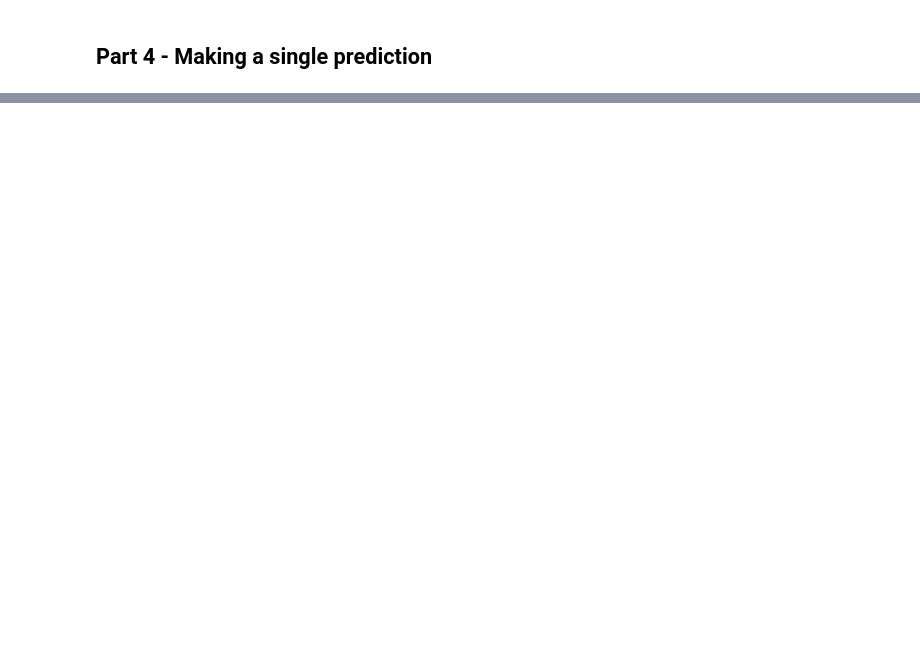
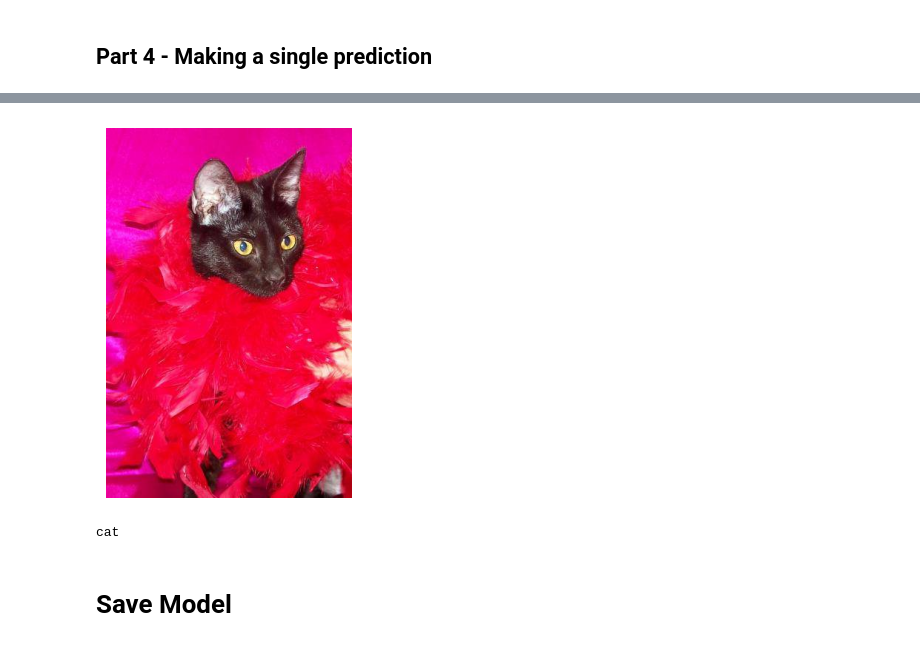
Before and after one commit to tonimurfid/CNN_Cats-Dogs, a Jupyter notebook: NYOBA.ipynb, the cells around one changed output, grey strips where cells are left out. Drawn from its saved outputs; the diff is of its cells as text; code cells hidden in the pictures; blank space fills up the shorter version.

```diff
--- a/NYOBA.ipynb
+++ b/NYOBA.ipynb
@@ -25,8 +70,14 @@
 # %% [markdown]
 ### Step 5 - Output Layer
+# %%
+model.add(tf.keras.layers.Dense(units=1, activation='sigmoid'))
 # %% [markdown]
 ## Part 3 - Training the CNN
 # %% [markdown]
 ### Compiling the CNN
+# %%
+model.compile(optimizer = 'adam', loss = 'binary_crossentropy', metrics = ['accuracy'])
 # %% [markdown]
 ### Training the CNN on the Training set and evaluating it on the Test set
+# %%
+model.fit(x = training_set, validation_data = test_set, epochs = 25)
@@ -34,0 +109,11 @@
+# %%
+path = 'D:/Belajar Data Science/UDEMY/CNN_Cats-Dogs/CNN_File/Section 40 - Convolutional Neural Networks (CNN)/dataset/single_prediction/cat_or_dog_3.jpg'
+test_image = image.load_img(path, target_size = (64, 64))
+test_image = image.img_to_array(test_image)
+test_image = np.expand_dims(test_image, axis = 0)
+result = model.predict(test_image/255.0)
+training_set.class_indices
+if result[0][0] > 0.5:
+    prediction = 'dog'
+else:
+    prediction = 'cat'
@@ -34,0 +122,17 @@
+# %%
+import matplotlib.pyplot as plt
+import matplotlib.image as mpimg
+
+# Membaca gambar
+img = mpimg.imread(path)
+
+# Menampilkan gambar
+plt.imshow(img)
+plt.axis('off')  # Menghilangkan sumbu
+plt.show()
+print(prediction)
+# %% [output]
+[figure, added]
+cat
+# %% [markdown]
+# Save Model
```
Also changed, not shown: parts of 14 cells of this notebook.
